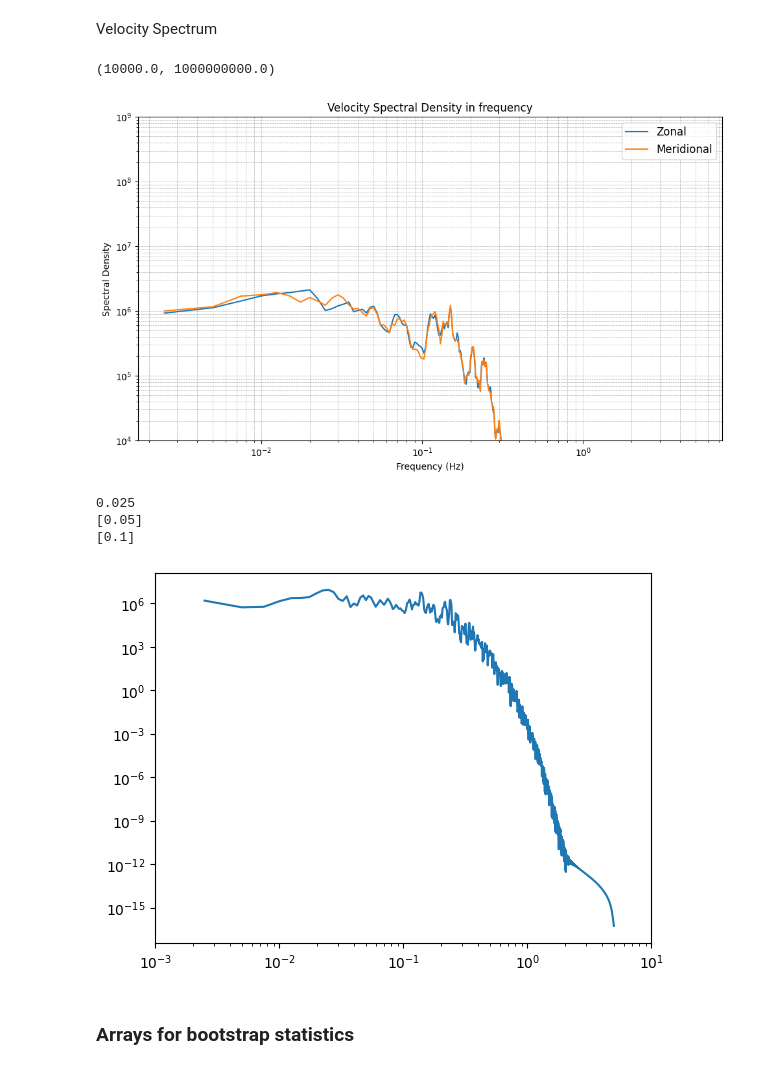
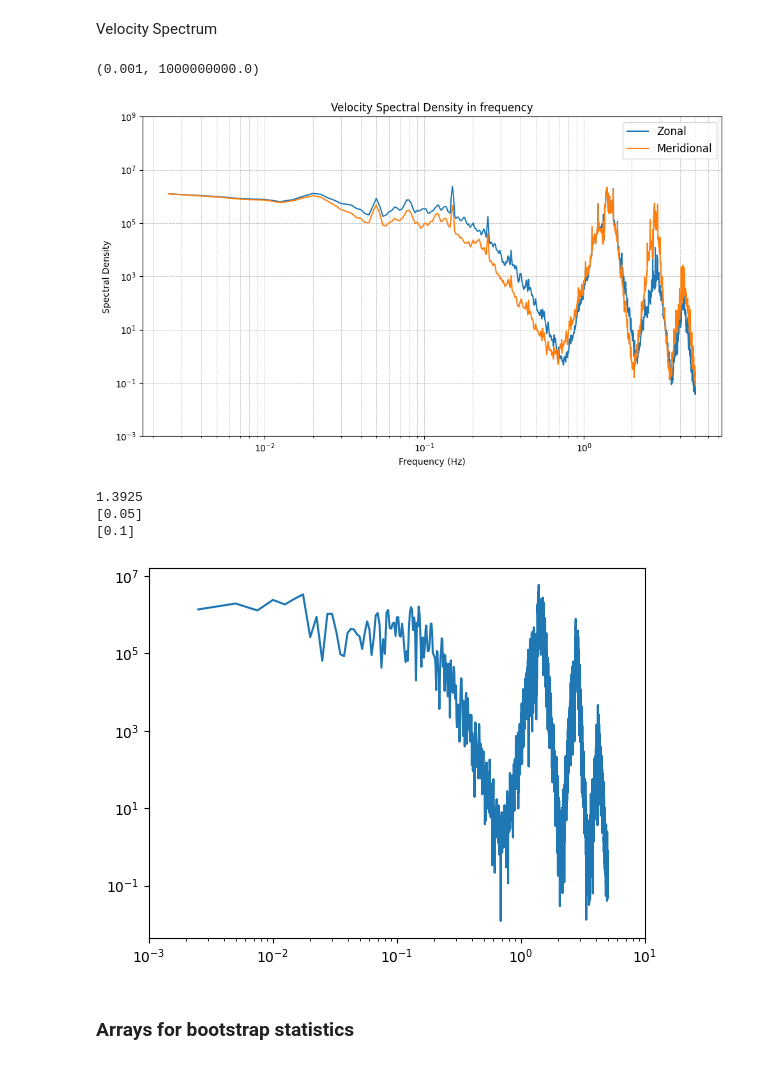
Before and after one commit to AymericLD/Particles, a Jupyter notebook: cellular_wave_flow_notebook_numba_ab3_sb.ipynb, the cells around one changed output. Cells and saved outputs as stored; diff of their text form; code cells hidden in the pictures.

```diff
--- a/cellular_wave_flow_notebook_numba_ab3_sb.ipynb
+++ b/cellular_wave_flow_notebook_numba_ab3_sb.ipynb
@@ -250,7 +250,8 @@ def generate_flow(t_final,dt_in,iicc_flag):
                                                                     particle_u_cellular[step-2,:],
                                                                     particle_v_cellular[step-2,:],
                                                                     t,
-                                                                    dt_in)
+                                                                    dt_in,
+                                                                    inertial=1)
 
         particle_positions_cellular_x[step,:]=np.copy(particles_x)
         particle_positions_cellular_y[step,:]=np.copy(particles_y)
@@ -414,6 +424,9 @@ plt.show()
 # %% [markdown]
 Velocity Spectrum
 # %%
+filepath="Cellular_Flow/"
+savefig=False
+
 # Compute and plot the velocity spectrum in frequency
 
 fs = 1/dt # Sampling frequency
@@ -445,36 +458,42 @@ frequencies_v=np.fft.fftfreq(N, dt)
 v_freq=frequencies_v[1:N//2]
 v_spec_particles=np.abs((fft_v[1:N // 2])**2)
 v_spec=np.sum(v_spec_particles,axis=1)/num_particles
 
 
 # Velocity Spectrum
 
 vel_freq=np.copy(u_freq)
 vel_spec=np.sqrt(u_spec+v_spec)
 
 # Plots
 
 plt.figure(figsize=(10, 6))
 
 #plt.loglog(vel_freq,vel_spec)
 
 plt.loglog(u_freq,u_spec,label="Zonal")
 plt.loglog(v_freq,v_spec,label="Meridional")
 
 plt.xlabel('Frequency (Hz)')
 plt.ylabel('Spectral Density')
 plt.title('Velocity Spectral Density in frequency')
 plt.grid(True, which="both", linestyle='--', linewidth=0.5)
 plt.legend(fontsize=12)
 plt.tight_layout()
-plt.ylim(1e4,1e9)
+plt.ylim(1e-3,1e9)
 
 
 
 #print(np.sum(positive_fft_u)/N*2,np.sum(u_windowed**2))
+
+
+if savefig:
+    plt.savefig(
+                f"{filepath}Velocity_Spectrum"
+            )
 # %% [output]
-(10000.0, 1000000000.0)
+(0.001, 1000000000.0)
-[figure, old version]
+[figure, new version]
 # %%
 # Velocity spectrum for one particle
 
@@ -499,10 +518,10 @@ print(frequencies_u[np.argmax(u_spec)])
 print(omega_c/(2*np.pi))
 print(alpha_c*k_c/(2*np.pi))
 # %% [output]
-0.025
+1.3925
 [0.05]
 [0.1]
-[figure, old version]
+[figure, new version]
 # %% [markdown]
 ### Arrays for bootstrap statistics
 # %%
```
Also changed, not shown: parts of 9 cells of this notebook.
